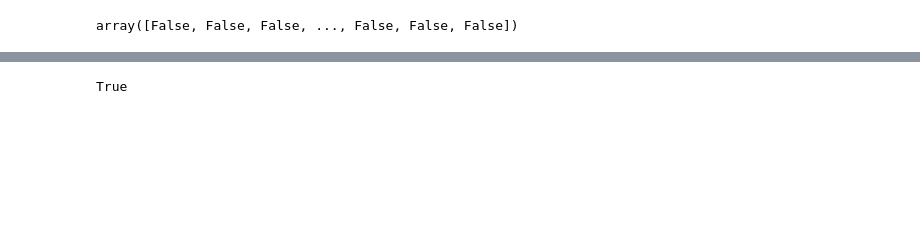
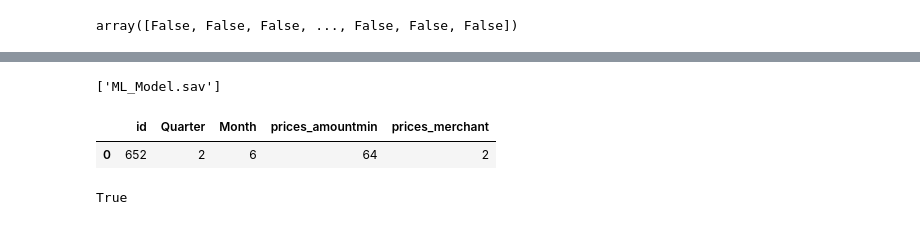
Before and after one commit to Tbrecke01/Price_Evaluator, a Jupyter notebook: Machine_Learning/ML_Model_Training.ipynb, the cells around one changed output, grey strips where cells are left out. Saved outputs shown, nothing was run; the diff lists cells and outputs as text; code cells hidden in the pictures; blank space fills up the shorter version.

```diff
--- a/ML_Random_Forest.ipynb
+++ b/Machine_Learning/ML_Model_Training.ipynb
@@ -293,6 +269,5 @@ weighted avg       0.71      0.71      0.71      3455
 # %%
 # Save ML model
-# joblib.dump(rf_model, 'ML_Model.sav')
-
-# Load ML model
-# rf_model = joblib.load('ML_Model.sav')
+joblib.dump(ml_model, 'ML_Model.sav')
+# %% [output]
+['ML_Model.sav']
@@ -320 +282,14 @@ user_input_encoded = pd.DataFrame({'id': X.iloc[user_input_similar_index[0]].id,
+# %%
+# Load encoders with:
+# id_encoder = joblib.load('ID_Encoder.sav')
+# merch_encoder = joblib.load('Merchant_Encoder.sav')
+
+# encode user input with id_encoder and merch_encoder
+user_input_encoded = user_input.copy()
+user_input_encoded['id'] = id_encoder.transform(user_input['id'])
+user_input_encoded['prices_merchant'] = merch_encoder.transform(user_input['prices_merchant'])
+user_input_encoded
+# %% [output]
+|  | id | Quarter | Month | prices_amountmin | prices_merchant |
+| 0 | 652 | 2 | 6 | 64 | 2 |
 # %%
```
Also changed, not shown: parts of 32 cells of this notebook.
